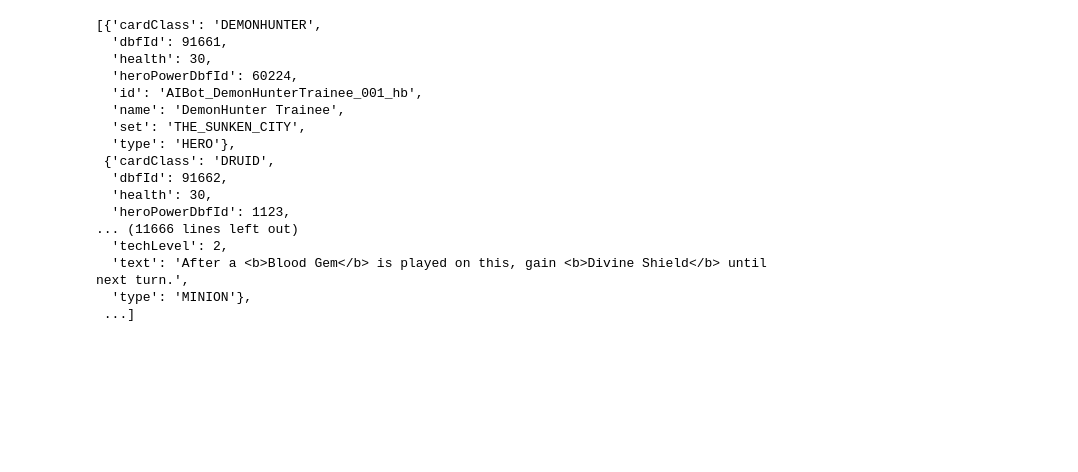
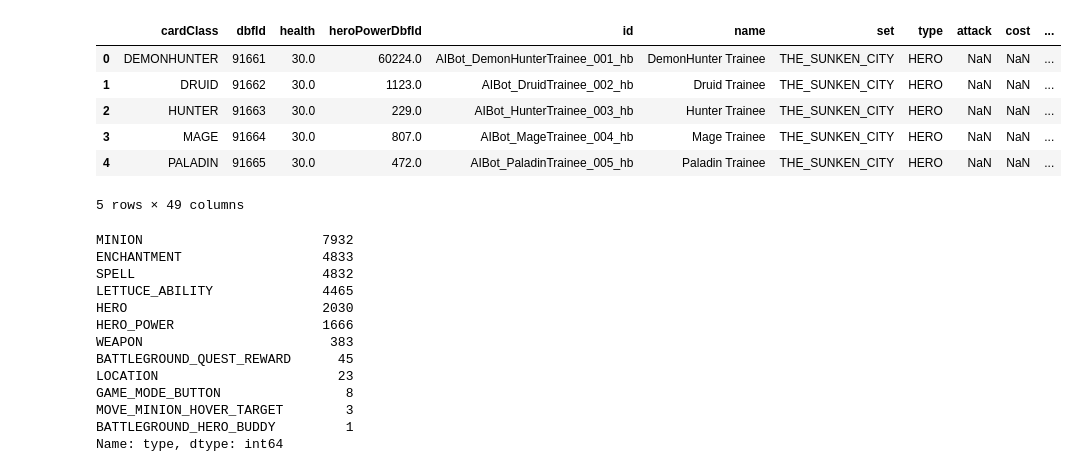
Before and after one commit to AmevinLS/CardsPredictions, a Jupyter notebook: exploration.ipynb, the cells around one changed output. Saved outputs shown, nothing was run; the diff lists cells and outputs as text; code cells hidden in the pictures; blank space fills up the shorter version.

Commit message:
Data preprocessing. Fitted/evaluated basic models.

```diff
--- a/exploration.ipynb
+++ b/exploration.ipynb
@@ -3,23 +14,30 @@ import json
 # %%
 with open("resources/cards.json", "r", encoding="utf-8") as f:
     data = json.loads(f.read())
+
+data_df = pd.DataFrame(data)
+data_df.head()
+# %% [output]
+|  | cardClass | dbfId | health | heroPowerDbfId | id | name | set | type | attack | cost | ... |
+| 0 | DEMONHUNTER | 91661 | 30.0 | 60224.0 | AIBot_DemonHunterTrainee_001_hb | DemonHunter Trainee | THE_SUNKEN_CITY | HERO | NaN | NaN | ... |
+| 1 | DRUID | 91662 | 30.0 | 1123.0 | AIBot_DruidTrainee_002_hb | Druid Trainee | THE_SUNKEN_CITY | HERO | NaN | NaN | ... |
+| 2 | HUNTER | 91663 | 30.0 | 229.0 | AIBot_HunterTrainee_003_hb | Hunter Trainee | THE_SUNKEN_CITY | HERO | NaN | NaN | ... |
+| 3 | MAGE | 91664 | 30.0 | 807.0 | AIBot_MageTrainee_004_hb | Mage Trainee | THE_SUNKEN_CITY | HERO | NaN | NaN | ... |
+| 4 | PALADIN | 91665 | 30.0 | 472.0 | AIBot_PaladinTrainee_005_hb | Paladin Trainee | THE_SUNKEN_CITY | HERO | NaN | NaN | ... |
+5 rows × 49 columns
-# %%
-data
-# %% [output]
-[{'cardClass': 'DEMONHUNTER',
-  'dbfId': 91661,
-  'health': 30,
-  'heroPowerDbfId': 60224,
-  'id': 'AIBot_DemonHunterTrainee_001_hb',
-  'name': 'DemonHunter Trainee',
-  'set': 'THE_SUNKEN_CITY',
-  'type': 'HERO'},
- {'cardClass': 'DRUID',
-  'dbfId': 91662,
-  'health': 30,
-  'heroPowerDbfId': 1123,
-... (11666 lines left out)
-  'techLevel': 2,
-  'text': 'After a <b>Blood Gem</b> is played on this, gain <b>Divine Shield</b> until next turn.',
-  'type': 'MINION'},
- ...]
+# %%
+data_df["type"].value_counts()
+# %% [output]
+MINION                       7932
+ENCHANTMENT                  4833
+SPELL                        4832
+LETTUCE_ABILITY              4465
+HERO                         2030
+HERO_POWER                   1666
+WEAPON                        383
+BATTLEGROUND_QUEST_REWARD      45
+LOCATION                       23
+GAME_MODE_BUTTON                8
+MOVE_MINION_HOVER_TARGET        3
+BATTLEGROUND_HERO_BUDDY         1
+Name: type, dtype: int64
```
Also changed, not shown: parts of 16 cells of this notebook.
